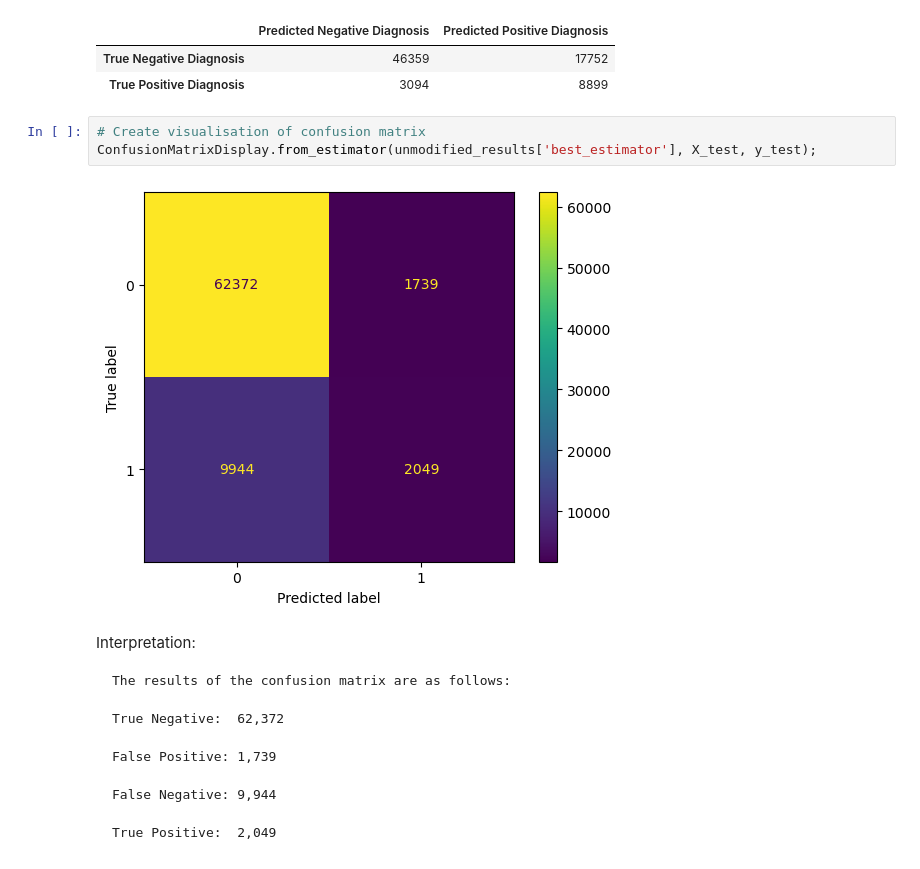
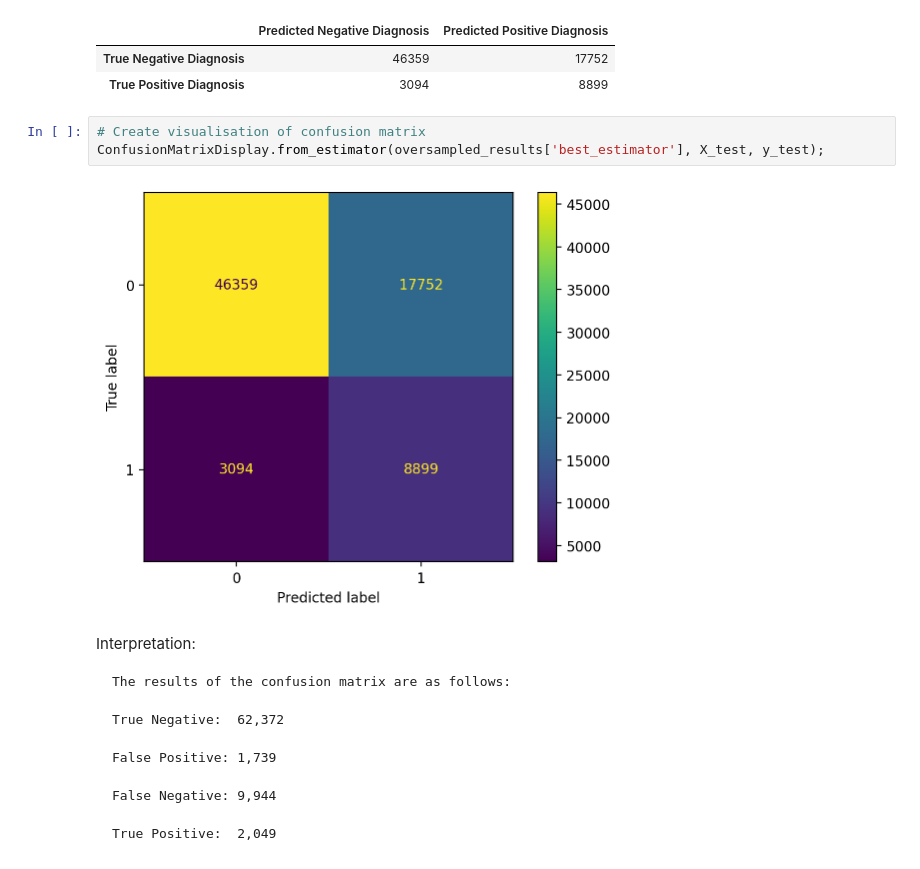
Before and after one commit to diego2017/capstone_disease_predictor, a Jupyter notebook: notebooks/04-log-reg-models.ipynb, the cells around one changed output. Cells and saved outputs as stored; diff of their text form.

```diff
--- a/notebooks/04-log-reg-models.ipynb
+++ b/notebooks/04-log-reg-models.ipynb
@@ -433,9 +452,9 @@ display(cf_df)
 | True Positive Diagnosis | 3094 | 8899 |
 # %%
 # Create visualisation of confusion matrix
-ConfusionMatrixDisplay.from_estimator(unmodified_results['best_estimator'], X_test, y_test);
+ConfusionMatrixDisplay.from_estimator(oversampled_results['best_estimator'], X_test, y_test);
 # %% [output]
-[figure, old version]
+[figure, new version]
 # %% [markdown]
 Interpretation:
 
```
Also changed, not shown: parts of 7 cells of this notebook.
